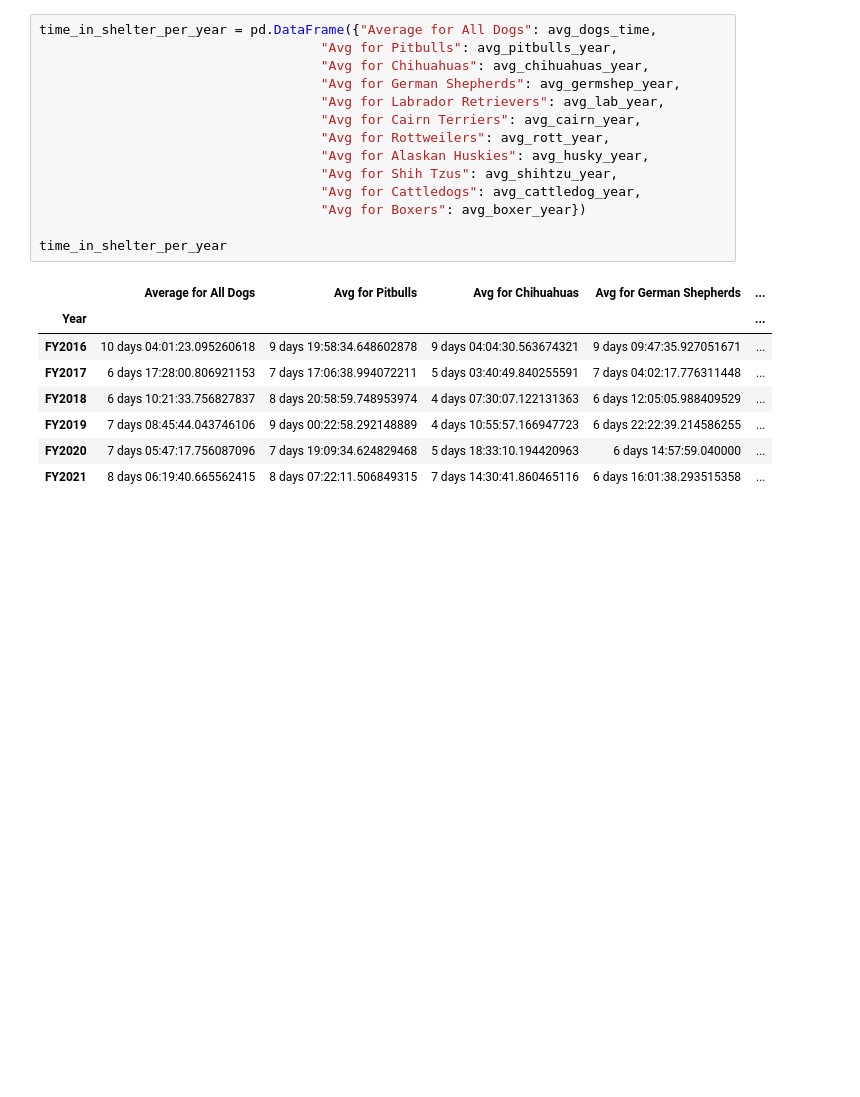
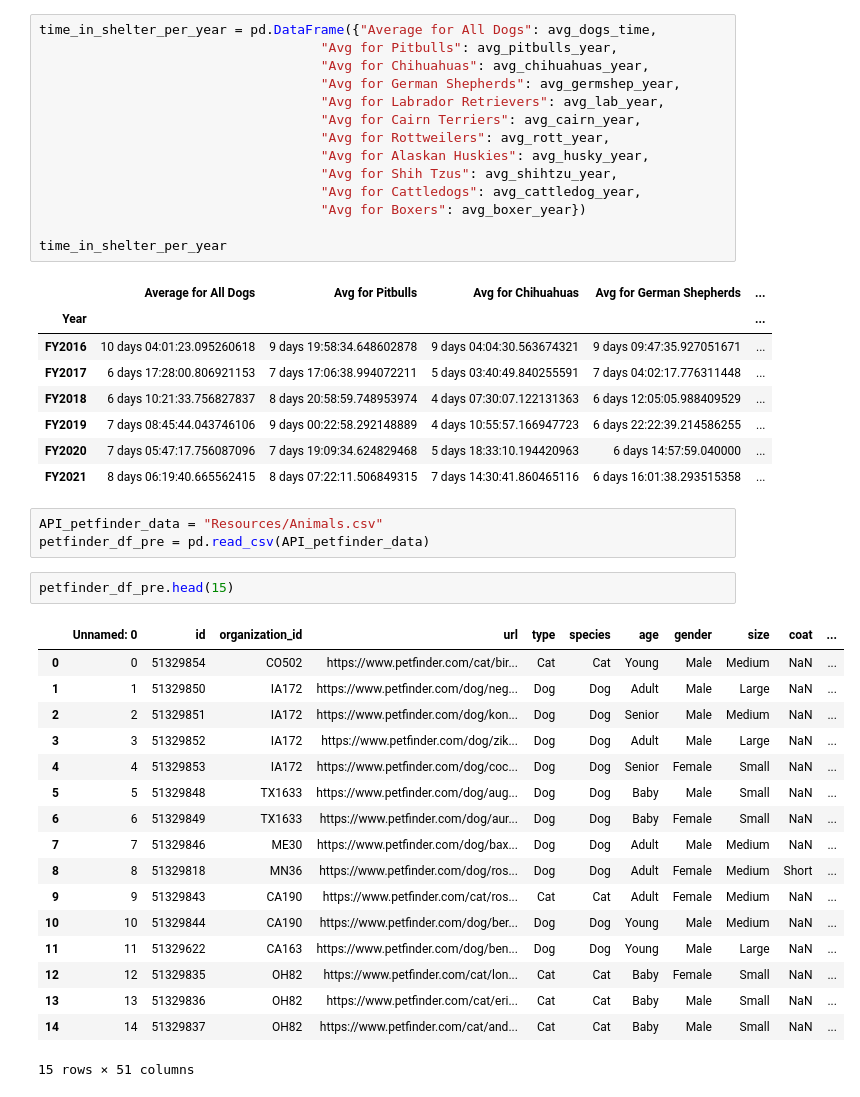
Before and after one commit to jconcha56429/Project1, a Jupyter notebook: Project1.ipynb, the cells around one changed output. Saved outputs shown, nothing was run; the diff lists cells and outputs as text; blank space fills up the shorter version.

Commit message:
added API data and cleaned it

```diff
--- a/Project1.ipynb
+++ b/Project1.ipynb
@@ -640,3 +644,26 @@ time_in_shelter_per_year
 | FY2019 | 7 days 08:45:44.043746106 | 9 days 00:22:58.292148889 | 4 days 10:55:57.166947723 | 6 days 22:22:39.214586255 | ... |
 | FY2020 | 7 days 05:47:17.756087096 | 7 days 19:09:34.624829468 | 5 days 18:33:10.194420963 | 6 days 14:57:59.040000 | ... |
 | FY2021 | 8 days 06:19:40.665562415 | 8 days 07:22:11.506849315 | 7 days 14:30:41.860465116 | 6 days 16:01:38.293515358 | ... |
+# %%
+API_petfinder_data = "Resources/Animals.csv"
+petfinder_df_pre = pd.read_csv(API_petfinder_data)
+# %%
+petfinder_df_pre.head(15)
+# %% [output]
+|  | Unnamed: 0 | id | organization_id | url | type | species | age | gender | size | coat | ... |
+| 0 | 0 | 51329854 | CO502 | https://www.petfinder.com/cat/bir... | Cat | Cat | Young | Male | Medium | NaN | ... |
+| 1 | 1 | 51329850 | IA172 | https://www.petfinder.com/dog/neg... | Dog | Dog | Adult | Male | Large | NaN | ... |
+| 2 | 2 | 51329851 | IA172 | https://www.petfinder.com/dog/kon... | Dog | Dog | Senior | Male | Medium | NaN | ... |
+| 3 | 3 | 51329852 | IA172 | https://www.petfinder.com/dog/zik... | Dog | Dog | Adult | Male | Large | NaN | ... |
+| 4 | 4 | 51329853 | IA172 | https://www.petfinder.com/dog/coc... | Dog | Dog | Senior | Female | Small | NaN | ... |
+| 5 | 5 | 51329848 | TX1633 | https://www.petfinder.com/dog/aug... | Dog | Dog | Baby | Male | Small | NaN | ... |
+| 6 | 6 | 51329849 | TX1633 | https://www.petfinder.com/dog/aur... | Dog | Dog | Baby | Female | Small | NaN | ... |
+| 7 | 7 | 51329846 | ME30 | https://www.petfinder.com/dog/bax... | Dog | Dog | Adult | Male | Medium | NaN | ... |
+| 8 | 8 | 51329818 | MN36 | https://www.petfinder.com/dog/ros... | Dog | Dog | Adult | Female | Medium | Short | ... |
+| 9 | 9 | 51329843 | CA190 | https://www.petfinder.com/cat/ros... | Cat | Cat | Adult | Female | Medium | NaN | ... |
+| 10 | 10 | 51329844 | CA190 | https://www.petfinder.com/dog/ber... | Dog | Dog | Young | Male | Medium | NaN | ... |
+| 11 | 11 | 51329622 | CA163 | https://www.petfinder.com/dog/ben... | Dog | Dog | Young | Male | Large | NaN | ... |
+| 12 | 12 | 51329835 | OH82 | https://www.petfinder.com/cat/lon... | Cat | Cat | Baby | Female | Small | NaN | ... |
+| 13 | 13 | 51329836 | OH82 | https://www.petfinder.com/cat/eri... | Cat | Cat | Baby | Male | Small | NaN | ... |
+| 14 | 14 | 51329837 | OH82 | https://www.petfinder.com/cat/and... | Cat | Cat | Baby | Male | Small | NaN | ... |
+15 rows × 51 columns
```
Also changed, not shown: parts of 6 cells of this notebook.
